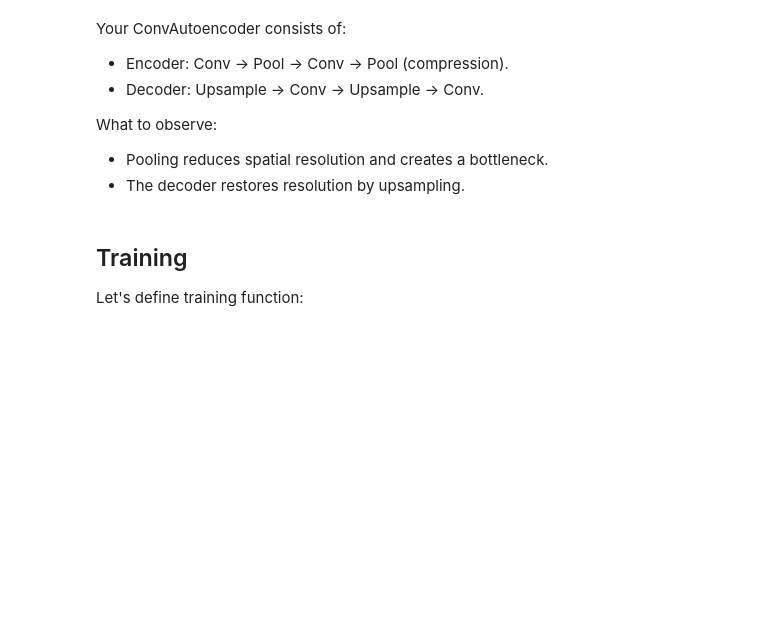
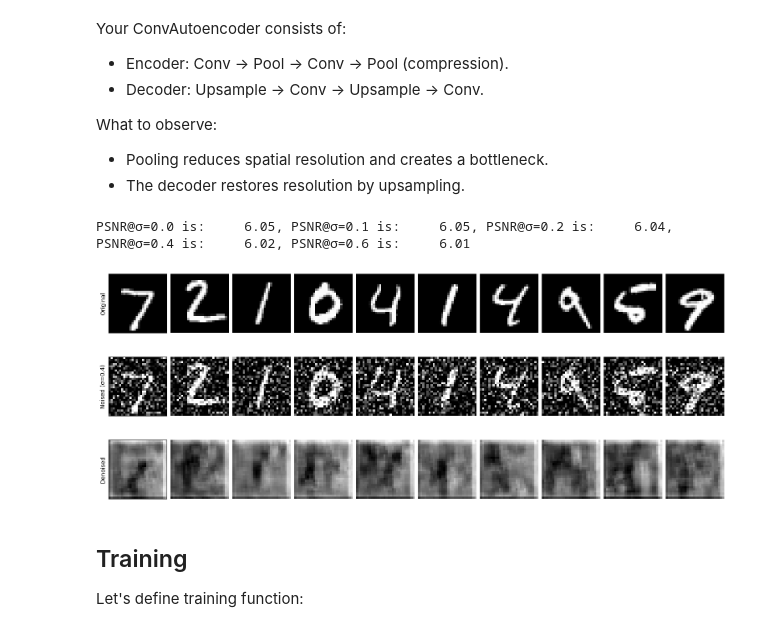
Before and after one commit to MichalSlowakiewicz/Visual-Recognition, a Jupyter notebook: LAB_2.ipynb, the cells around one changed output. Drawn from its saved outputs; the diff is of its cells as text; code cells hidden in the pictures; blank space fills up the shorter version.

```diff
--- a/LAB_2.ipynb
+++ b/LAB_2.ipynb
@@ -76,9 +80,3 @@ show_image_batch(vis_image_batch[:10], "Original")
 # %% [markdown]
 Let's define a function that adds zero-mean Gaussian noise with standard deviation sigma to the input images and then clips the result to keep pixel values in the [0,1] range.<br>
 If `sigma` is a pair, use a different σ sampled uniformly from `sigma[0]` to `sigma[1]` for each image.
-# %%
-def corrupt_batch(
-    x: Tensor, sigma: float | tuple[float, float], generator: torch.Generator
-) -> Tensor:
-    # TODO
-    return x
@@ -115,7 +134,8 @@ Let's define Peak Signal-to-Noise Ratio (PSNR), a quality metric derived from th
 # %%
 def psnr(x_hat: Tensor, x: Tensor, max_val: float = 1.0) -> float:
     # TODO
-    return 0
+    psnr = 10 * torch.log10(max_val ** 2 / torch.mean((x_hat - x) ** 2))
+    return psnr.item()
 # %% [markdown]
 Let's define function eval_psnr_on_test_batches that tests a model across given noise levels by denoising noisy test images (optionally using residual subtraction) and printing the average PSNR for the noisy input, a box-blur baseline, and the model output against the clean images.
 # %%
@@ -167,10 +188,48 @@ class ConvAutoencoder(nn.Module):
+# %%
+class ConvAutoencoder(nn.Module):
+    # TODO
+    def __init__(self):
+        super().__init__()
+        self.layers_encoder = nn.Sequential(
+            nn.Conv2d(1, 16, 3, padding=1, stride=1),
+            nn.ReLU(),
+            nn.MaxPool2d(2, 2),
+            nn.Conv2d(16, 4, 3, padding=1, stride=1),
+            nn.ReLU(),
+            nn.MaxPool2d(2, 2),
+
+        )
+        self.layers_decoder = nn.Sequential(
+
+            nn.Upsample(scale_factor=2, mode='nearest'),
+            nn.Conv2d(4, 16, 3, padding=1, stride=1),
+            nn.ReLU(),
+            nn.Upsample(scale_factor=2, mode='nearest'),
+            nn.Conv2d(16, 1, 3, padding=1, stride=1),
+            nn.Sigmoid()
+        )
+        pass
+
+    def forward(self, x):
+        # TODO
+        return self.layers_decoder(self.layers_encoder(x))
+    pass
 # %%
 def call_model(model: nn.Module, x: Tensor, residual_learning: bool = False) -> Tensor:
     # TODO
-    return model(x)
+    model.eval()
+    if residual_learning:
+      return x - model(x)
+    else:
+      return model(x)
 
 eval_psnr_on_test_batches(partial(call_model, ConvAutoencoder().to(device)), sigmas=[0.0, 0.1, 0.2, 0.4, 0.6])
 visualize_model(partial(call_model, ConvAutoencoder().to(device)), sigma=0.4)
+# %% [output]
+PSNR@σ=0.0 is:     6.05, PSNR@σ=0.1 is:     6.05, PSNR@σ=0.2 is:     6.04, PSNR@σ=0.4 is:     6.02, PSNR@σ=0.6 is:     6.01
+[figure, added]
+[figure, added]
+[figure, added]
 # %% [markdown]
 ## Training
 Let's define training function:
```
Also changed, not shown: parts of 12 cells of this notebook.
